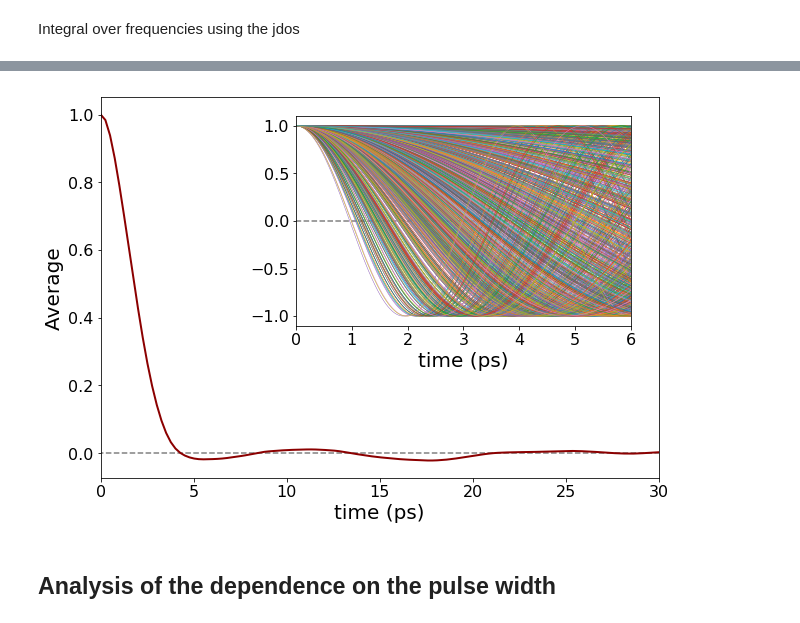
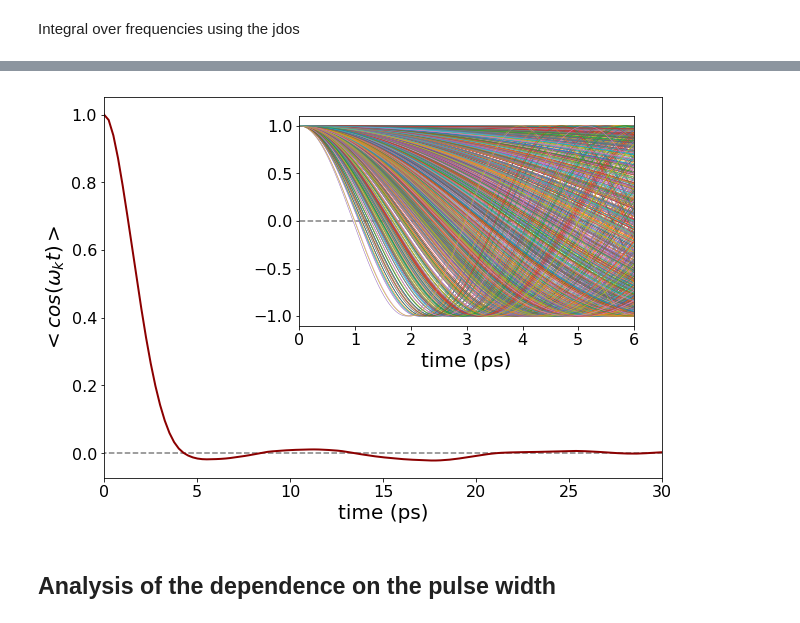
Before and after one commit to marcodalessandro76/Generation-and-decay-of-the-degree-of-spin-polarization-in-GaAs, a Jupyter notebook: ANALYSIS_Plots.ipynb, the cells around one changed output, grey strips where cells are left out. Drawn from its saved outputs; the diff is of its cells as text; code cells hidden in the pictures.

```diff
--- a/ANALYSIS_Plots.ipynb
+++ b/ANALYSIS_Plots.ipynb
@@ -813,36 +813,38 @@ plt.xlim(0,10)
 # %%
 label_size = 20
 plot_time = 30
 
 fig, ax1 = plt.subplots(figsize=(10, 7))
 #ax1.plot(time,fsums[500],linewidth=2,color='darkred')
 ax1.plot(tvals,res,linewidth=2,color='darkred')
 ax1.hlines(0.,-1,sim_time,linestyle='--',color='gray')
 ax1.set_xlim(0,plot_time)
 ax1.set_xlabel('time (ps)',size=label_size)
-ax1.set_ylabel('Average',size=label_size)
+#ax1.set_ylabel('Average',size=label_size)
+ax1.set_ylabel('$<cos(\omega_{k}t)>$',size=label_size)
+
 ax1.tick_params(axis='both', which='major', labelsize=16)
 ax1.set_xlim(0,30)
 #ax1.legend(loc=(0.25,.7),fontsize=label_size,frameon=False)
 
 # Create a set of inset Axes: these should fill the bounding box allocated to
 # them.
 ax2 = plt.axes([0,0,1,1])
 # Manually set the position and relative size of the inset axes within ax1
 ip = InsetPosition(ax1, [0.35,0.4,0.6,0.55])
 ax2.set_axes_locator(ip)
 for f in fosc:
     ax2.plot(time,f,linewidth=0.5)
 ax2.hlines(0.,-1,11,linestyle='--',color='gray')
 ax2.set_xlabel('time (ps)',size=label_size)
 #ax2.set_yticks([])
 ax2.set_xlim(0,6)
 ax2.tick_params(axis='both', which='major', labelsize=16)
 
-plt.savefig(fname='dos_avg_oscillations.eps',format='eps',bbox_inches = "tight")
+#plt.savefig(fname='dos_avg_oscillations.eps',format='eps',bbox_inches = "tight")
 plt.show()
 # %% [output]
-[figure, old version]
+[figure, new version]
 # %% [markdown]
 ## Analysis of the dependence on the pulse width
 # %%
```
Also changed, not shown: parts of 3 cells of this notebook, 1 other file.
